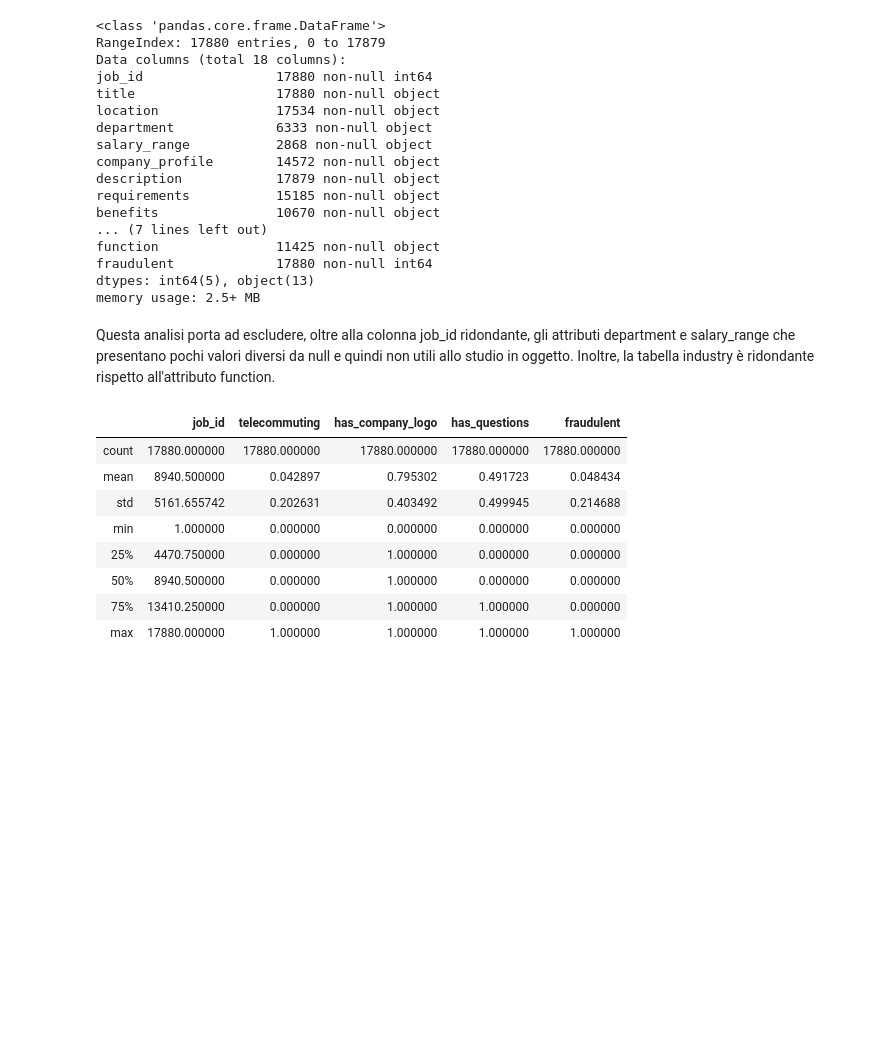
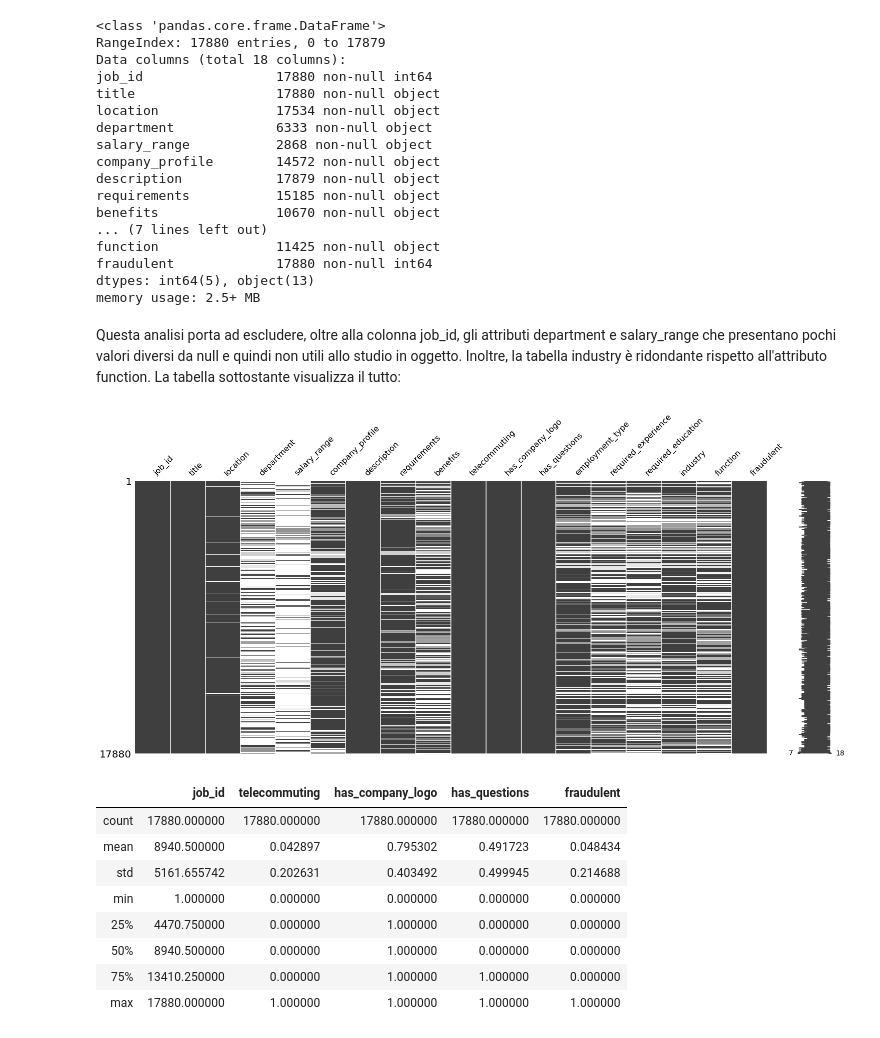
Before and after one commit to Elmaravilla7/DataMiningFJ, a Jupyter notebook: FakeJobPrediction.ipynb, the cells around one changed output. Cells and saved outputs as stored; diff of their text form; code cells hidden in the pictures; blank space fills up the shorter version.

```diff
--- a/FakeJobPrediction.ipynb
+++ b/FakeJobPrediction.ipynb
@@ -86,8 +86,15 @@ fraudulent             17880 non-null int64
 dtypes: int64(5), object(13)
 memory usage: 2.5+ MB
 # %% [markdown]
-Questa analisi porta ad escludere, oltre alla colonna job_id ridondante, gli attributi department e salary_range che presentano pochi valori diversi da null e quindi non utili allo studio in oggetto.
+Questa analisi porta ad escludere, oltre alla colonna job_id, gli attributi department e salary_range che presentano pochi valori diversi da null e quindi non utili allo studio in oggetto.
 Inoltre, la tabella industry è ridondante rispetto all'attributo function.
+La tabella sottostante visualizza il tutto:
+# %%
+import missingno as ms#tool per la visualizzazione di valori mancanti
+ms.matrix(df)
+plt.show()
+# %% [output]
+[figure, added]
 # %%
 df.describe()
 # %% [output]
```
Also changed, not shown: parts of 11 cells of this notebook.
